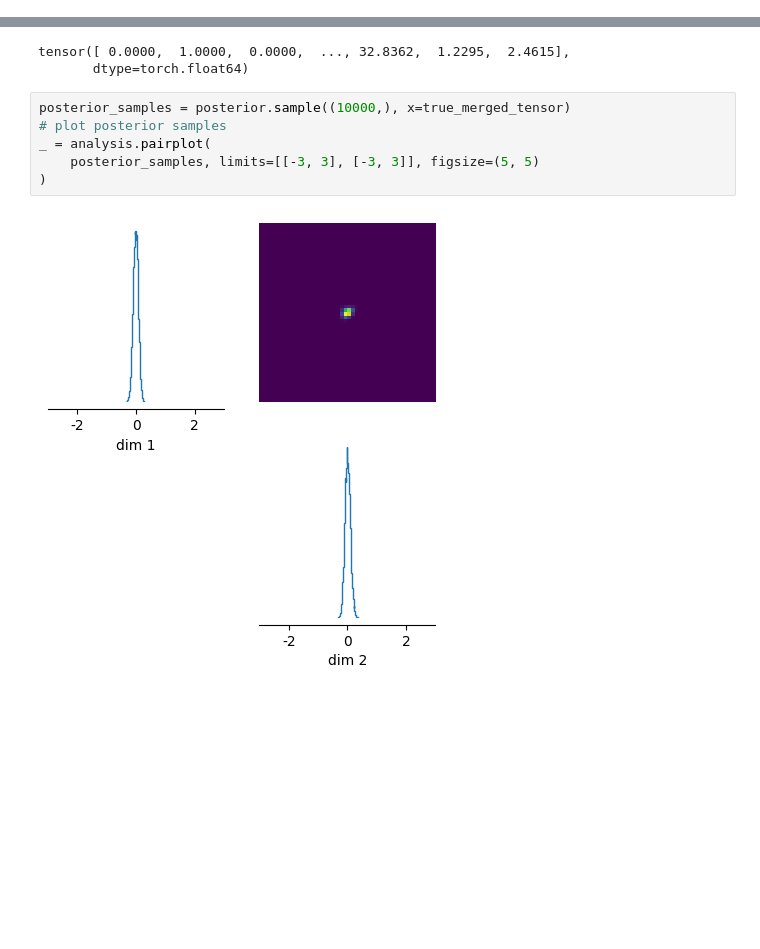
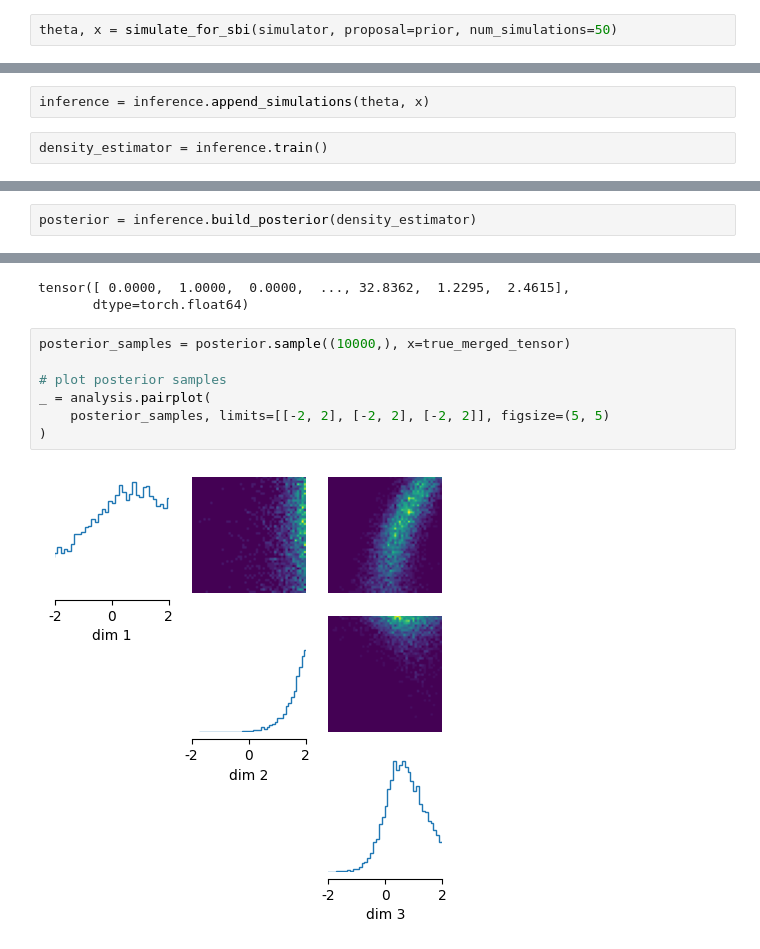
Before and after one commit to nataliaglazman/sbi-grn, a Jupyter notebook: snpe/SNPE_fix_3param.ipynb, the cells around one changed output, grey strips where cells are left out. Drawn from its saved outputs; the diff is of its cells as text; blank space fills up the shorter version.

```diff
--- a/snpe/SNPE_fix_3param.ipynb
+++ b/snpe/SNPE_fix_3param.ipynb
@@ -73,0 +143,2 @@ Neural network successfully converged after 193 epochs.
+# %%
+theta, x = simulate_for_sbi(simulator, proposal=prior, num_simulations=50)
@@ -73,0 +154,4 @@ Neural network successfully converged after 193 epochs.
+# %%
+inference = inference.append_simulations(theta, x)
+# %%
+density_estimator = inference.train()
@@ -74,3 +160,5 @@ Neural network successfully converged after 193 epochs.
+# %%
+posterior = inference.build_posterior(density_estimator)
 # %%
 true_merged = []
 for i in range(len(true_data)):
@@ -84,9 +172,10 @@ tensor([ 0.0000,  1.0000,  0.0000,  ..., 32.8362,  1.2295,  2.4615],
        dtype=torch.float64)
 # %%
 posterior_samples = posterior.sample((10000,), x=true_merged_tensor)
+
 # plot posterior samples
 _ = analysis.pairplot(
-    posterior_samples, limits=[[-3, 3], [-3, 3]], figsize=(5, 5)
+    posterior_samples, limits=[[-2, 2], [-2, 2], [-2, 2]], figsize=(5, 5)
 )
 # %% [output]
-[figure, old version]
+[figure, new version]
```
Also changed, not shown: parts of 10 cells of this notebook, 2 other files.
